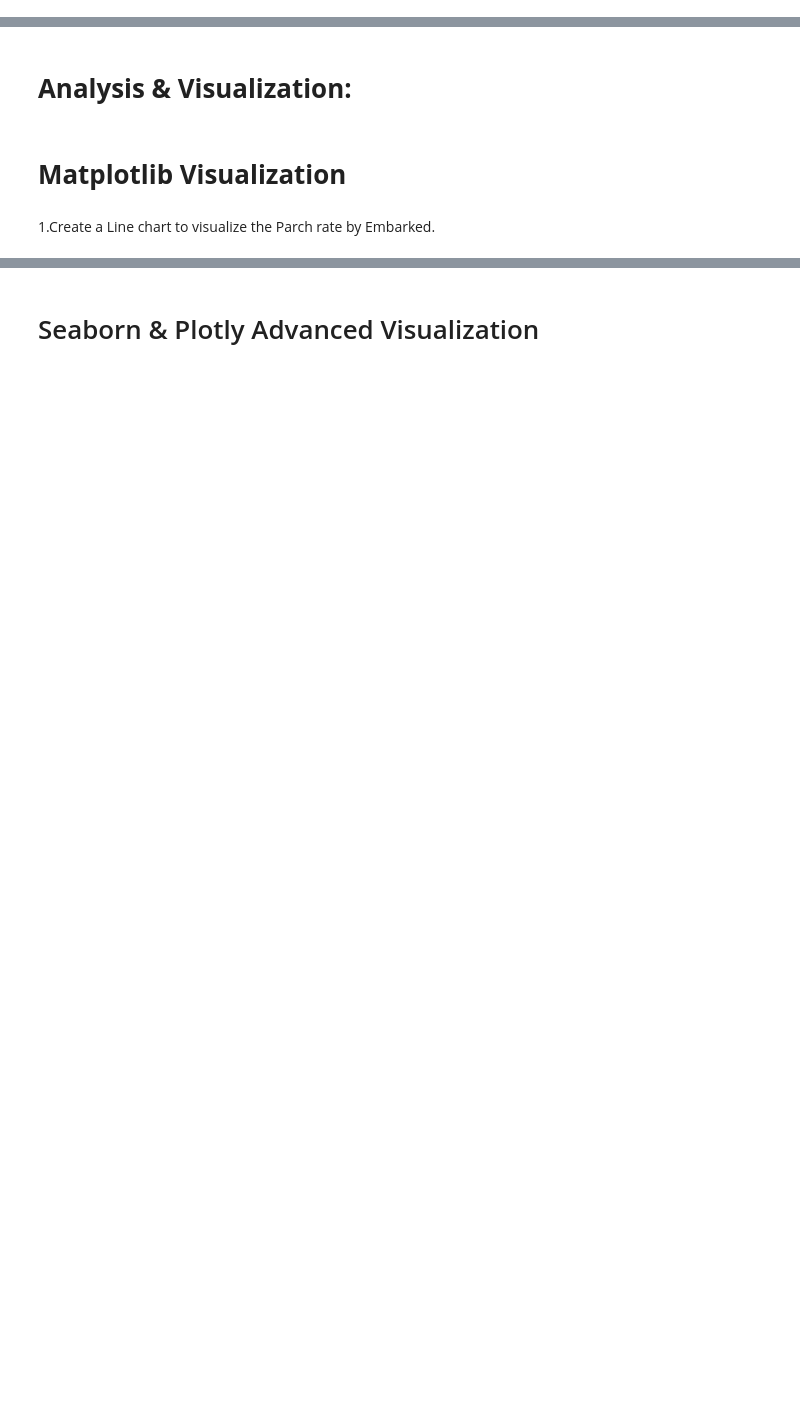
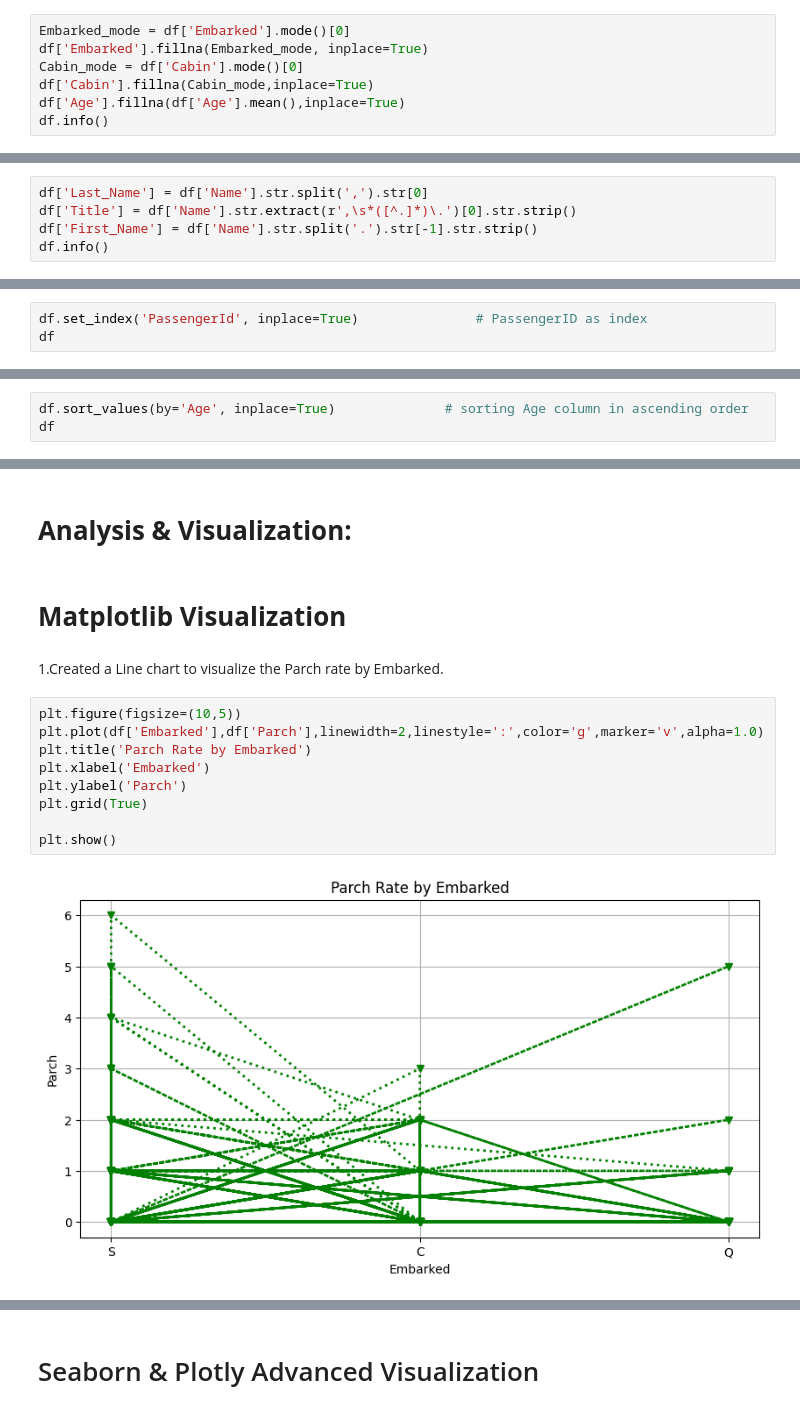
Before and after one commit to shaalu2408-pixel/Python-coding-challenges, a Jupyter notebook: Shalini_R_day10.ipynb, the cells around one changed output, grey strips where cells are left out. Cells and saved outputs as stored; diff of their text form; blank space fills up the shorter version.

```diff
--- a/Shalini_R_day10.ipynb
+++ b/Shalini_R_day10.ipynb
@@ -15,0 +63,7 @@ nearest integer by statistical analysis method
+# %%
+Embarked_mode = df['Embarked'].mode()[0]
+df['Embarked'].fillna(Embarked_mode, inplace=True)
+Cabin_mode = df['Cabin'].mode()[0]
+df['Cabin'].fillna(Cabin_mode,inplace=True)
+df['Age'].fillna(df['Age'].mean(),inplace=True)
+df.info()
@@ -27,0 +120,5 @@ corrective actions if necessary. # New Section
+# %%
+df['Last_Name'] = df['Name'].str.split(',').str[0]
+df['Title'] = df['Name'].str.extract(r',\s*([^.]*)\.')[0].str.strip()
+df['First_Name'] = df['Name'].str.split('.').str[-1].str.strip()
+df.info()
@@ -27,0 +167,3 @@ corrective actions if necessary. # New Section
+# %%
+df.set_index('PassengerId', inplace=True)               # PassengerID as index
+df
@@ -27,0 +185,3 @@ corrective actions if necessary. # New Section
+# %%
+df.sort_values(by='Age', inplace=True)              # sorting Age column in ascending order
+df
@@ -41,5 +317,16 @@ value_counts().
 # %% [markdown]
 # **Matplotlib Visualization**
 # %% [markdown]
- 1.Create a Line chart to visualize the Parch rate by Embarked.
+ 1.Created a Line chart to visualize the Parch rate by Embarked.
+# %%
+plt.figure(figsize=(10,5))
+plt.plot(df['Embarked'],df['Parch'],linewidth=2,linestyle=':',color='g',marker='v',alpha=1.0)
+plt.title('Parch Rate by Embarked')
+plt.xlabel('Embarked')
+plt.ylabel('Parch')
+plt.grid(True)
+
+plt.show()
+# %% [output]
+[figure, added]
 # %% [markdown]
```
Also changed, not shown: parts of 56 cells of this notebook.
